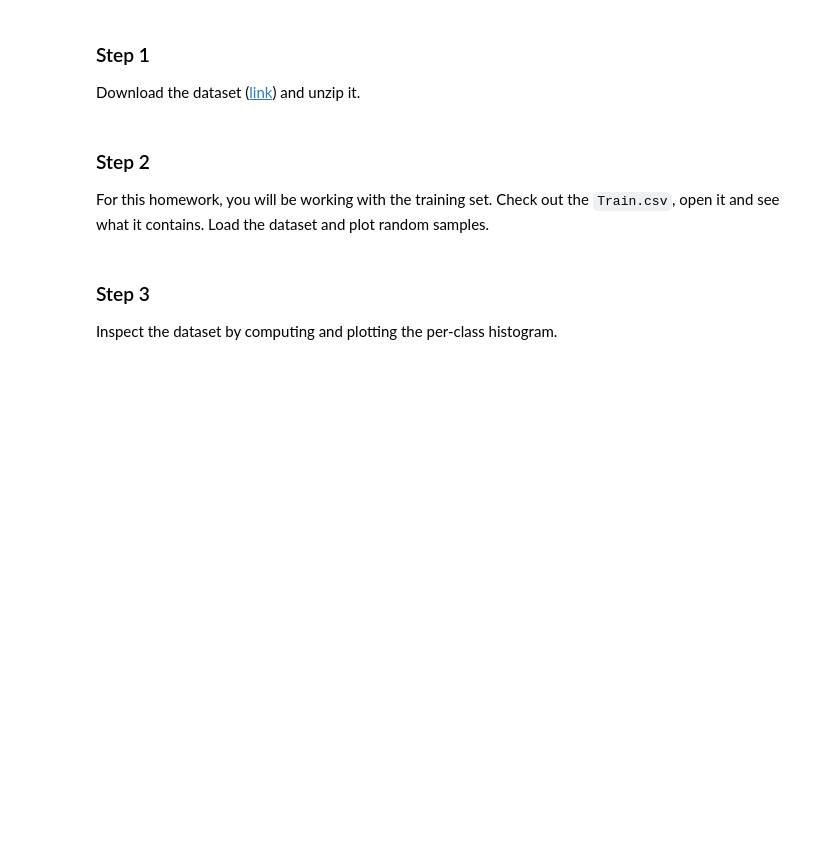
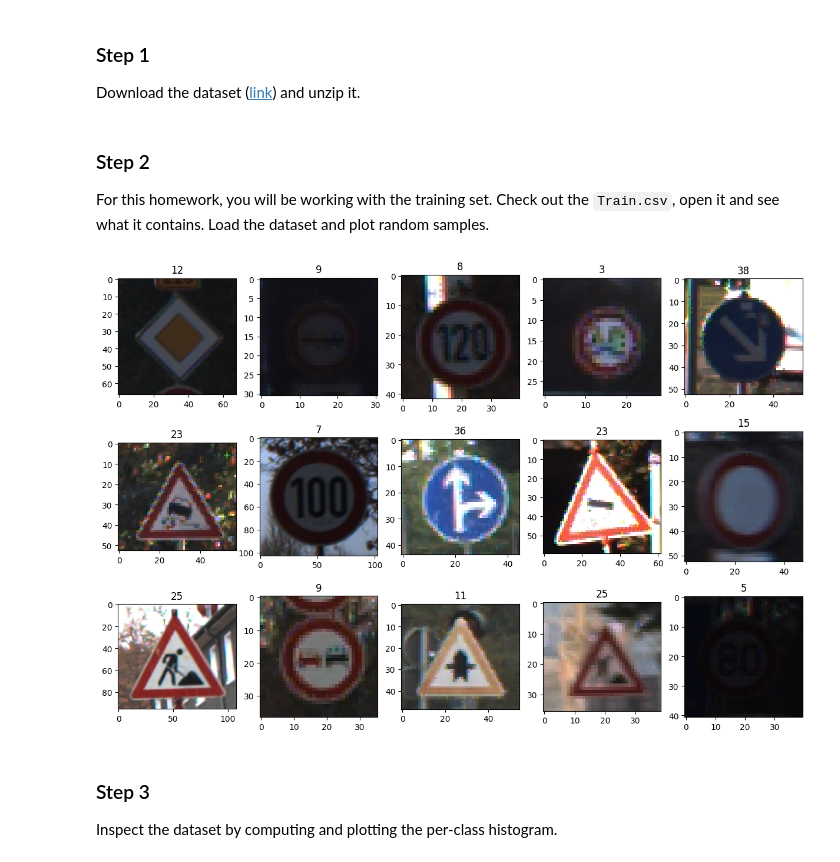
Before and after one commit to Pomidorry/Computer-Vision-Labs, a Jupyter notebook: lab7/HW7.2.ipynb, the cells around one changed output. Saved outputs shown, nothing was run; the diff lists cells and outputs as text; code cells hidden in the pictures; blank space fills up the shorter version.

```diff
--- a/lab7/HW7.2.ipynb
+++ b/lab7/HW7.2.ipynb
@@ -26,22 +26,24 @@ Download the dataset ([link](https://www.kaggle.com/meowmeowmeowmeowmeow/gtsrb-g
 For this homework, you will be working with the training set. Check out the `Train.csv`, open it and see what it contains. Load the dataset and plot random samples.
 # %%
 # Load the training labels
-root = '...' # Path to the dataset location, e.g., '/data/janko/dataset/GTSRB'
+root = 'C:\labsCV\lab7\GTSRB' # Path to the dataset location, e.g., '/data/janko/dataset/GTSRB'
 data = pd.read_csv(os.path.join(root, 'Train.csv'))
 
 # Number of training samples (amount of samples in data)
-num_samples =
+num_samples = len(data)
 
 # Show random data samples
 for ii in range(15):
     # Get random index
     idx = np.random.randint(0, num_samples)
     # Load image
     img = cv2.imread(os.path.join(root, data.iloc[idx]['Path']))
     # Convert image to RGB
-    img =
+    img = cv2.cvtColor(img, cv2.COLOR_BGR2RGB)
     # Show image
     plt.subplot(3,5,ii+1), plt.imshow(img), plt.title(data.iloc[idx]['ClassId'])
+# %% [output]
+[figure, added]
 # %% [markdown]
 ### Step 3
 
```
Also changed, not shown: parts of 4 cells of this notebook.
